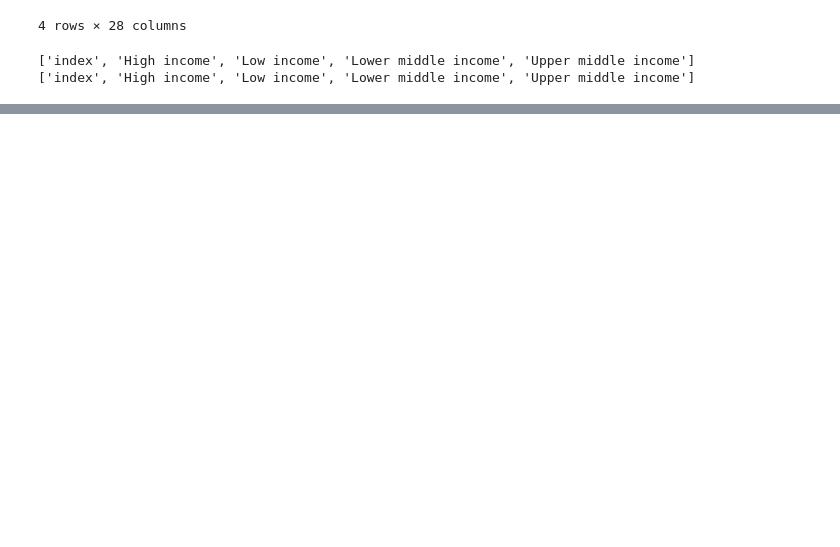
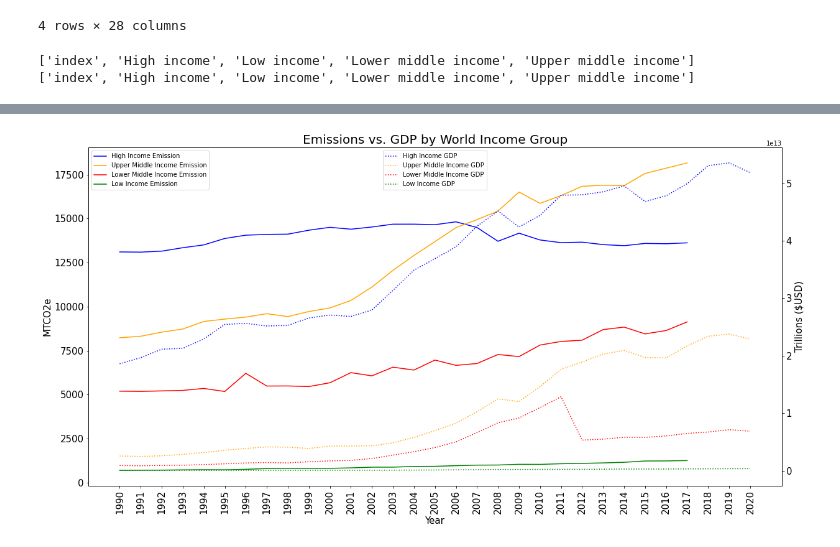
Before and after one commit to douglas-robertson/Project1, a Jupyter notebook: emission_GDP_merge_country_data (Cheng).ipynb, the cells around one changed output, grey strips where cells are left out. Cells and saved outputs as stored; diff of their text form; code cells hidden in the pictures; blank space fills up the shorter version.

```diff
--- a/emission_GDP_merge_country_data (Cheng).ipynb
+++ b/emission_GDP_merge_country_data (Cheng).ipynb
@@ -125,0 +126,35 @@ Text(0, 0.5, 'Trillions ($USD)')
+# %%
+fig, ax1 = plt.subplots(figsize=(20,10))
+plt.title("Emissions vs. GDP by World Income Group", fontsize=20)
+color = 'black'
+ax1.set_xlabel('Year', fontsize=15)
+plt.xticks(rotation=90)
+plt.tick_params(axis='x', which='major', labelsize=15)
+plt.tick_params(axis='y', which='major', labelsize=15)
+ax1.set_ylabel('MTCO2e', color=color, fontsize=15)
+ax1.plot(emission_T["index"], emission_T["High income"], color="blue", label="High Income Emission")
+ax1.plot(emission_T["index"], emission_T["Upper middle income"], color="orange", label="Upper Middle Income Emission")
+ax1.plot(emission_T["index"], emission_T["Lower middle income"], color="red", label="Lower Middle Income Emission")
+ax1.plot(emission_T["index"], emission_T["Low income"], color="green", label="Low Income Emission")
+ax1.tick_params(axis='y', labelcolor=color)
+plt.legend(loc='best')
+
+
+ax2 = ax1.twinx()
+color = 'black'
+ax2.set_ylabel('Trillions ($USD)', color=color, fontsize=15)
+plt.xticks(rotation=90)
+plt.tick_params(axis='x', which='major', labelsize=15)
+plt.tick_params(axis='y', which='major', labelsize=15)
+ax2.plot(gdp_T['index'], gdp_T["High income"], linestyle='dotted', color="blue", label="High Income GDP")
+ax2.plot(gdp_T['index'], gdp_T["Upper middle income"], linestyle='dotted', color="orange", label="Upper Middle Income GDP")
+ax2.plot(gdp_T['index'], gdp_T["Lower middle income"], linestyle='dotted', color="red", label="Lower Middle Income GDP")
+ax2.plot(gdp_T['index'], gdp_T["Low income"], linestyle='dotted', color="green", label="Low Income GDP")
+ax2.tick_params(axis='y', labelcolor=color)
+plt.legend(loc=9)
+fig.tight_layout
+
+plt.savefig("Emission vs GDP by World Income Group.png")
+plt.show()
+# %% [output]
+[figure, added]
```
Also changed, not shown: parts of 3 cells of this notebook, 1 other file.
